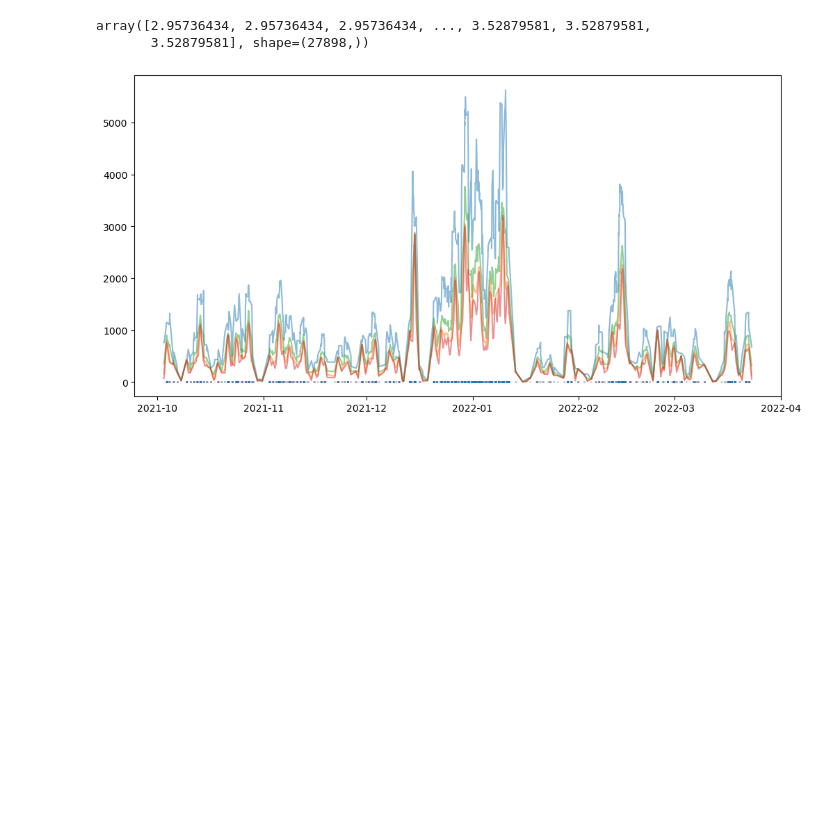
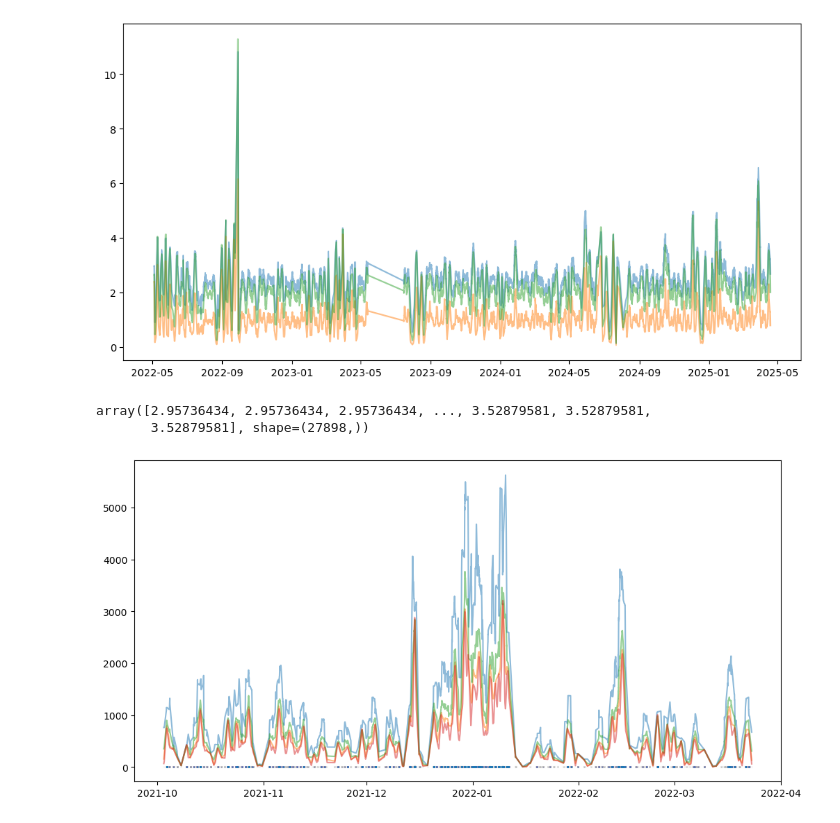
Before and after one commit to CosmicSurgery/NLPanalyzer, a Jupyter notebook: angelabonita data cleanup.ipynb, the cells around one changed output. Saved outputs shown, nothing was run; the diff lists cells and outputs as text; code cells hidden in the pictures; blank space fills up the shorter version.

```diff
--- a/angelabonita data cleanup.ipynb
+++ b/angelabonita data cleanup.ipynb
@@ -41,3 +42,18 @@ df
+# %%
+linear = MA_ndays_optimized_weighted(df, n=5, filt='linear')
+exponential = MA_ndays_optimized_weighted(df, n=5, filt='exponential')
+gaussian = MA_ndays_optimized_weighted(df, n=5, filt='gaussian')
+# %%
+plt.figure(figsize=(12,6))
+# plt.ylim(0,100)
+# plt.scatter(df.index, df['Word Count'],alpha=0.005,s=2)
+# plt.plot(df.index, MA_ndays_optimized(df,n=1),alpha=0.5)
+plt.plot(df.index, linear,alpha=0.5)
+plt.plot(df.index, exponential,alpha=0.5)
+plt.plot(df.index, gaussian,alpha=0.5)
+plt.show()
+# %% [output]
+[figure, added]
 # %%
 def MA_ndays(temp_df,n=1,filt='uniform'):
     MA = np.zeros(len(temp_df))
```
Also changed, not shown: parts of 1 cell of this notebook, 1 other file.
